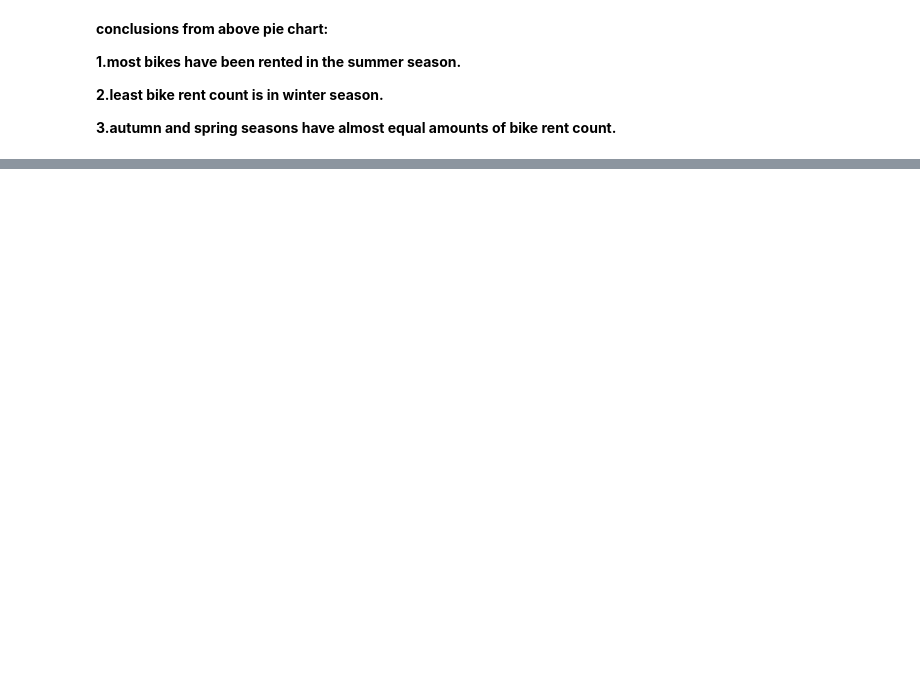
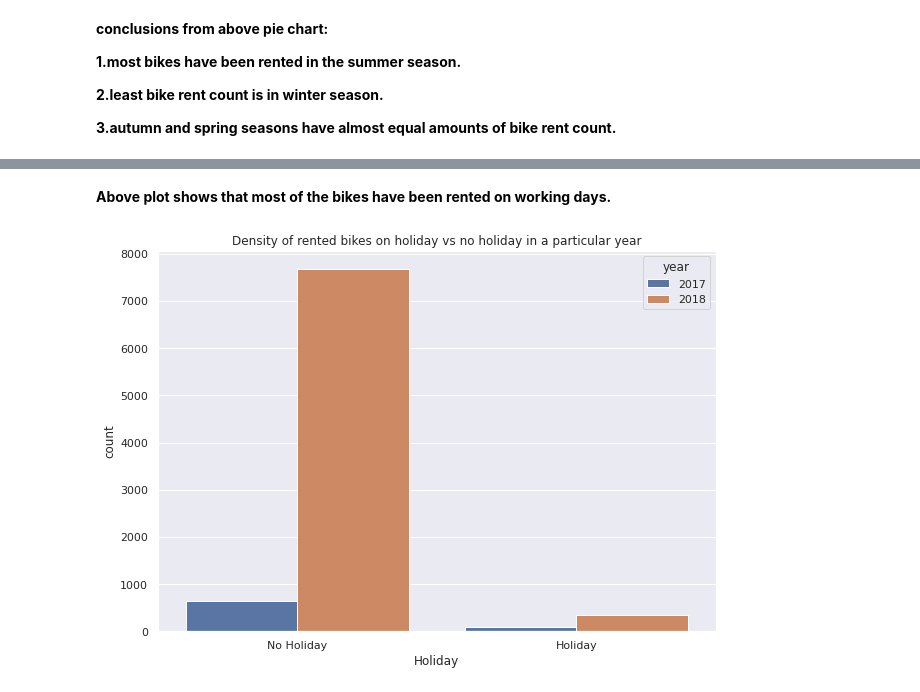
Before and after one commit to praveenbejo95/Bike-sharing-demand-prediction-ML-regression-project-, a Jupyter notebook: Bike_Sharing_Demand_Prediction(Pravin_notebook)_Capstone_Project.ipynb, the cells around one changed output, grey strips where cells are left out. Saved outputs shown, nothing was run; the diff lists cells and outputs as text; code cells hidden in the pictures; blank space fills up the shorter version.

```diff
--- a/Bike_Sharing_Demand_Prediction(Pravin_notebook)_Capstone_Project.ipynb
+++ b/Bike_Sharing_Demand_Prediction(Pravin_notebook)_Capstone_Project.ipynb
@@ -200,0 +252,11 @@ array([<matplotlib.axes._subplots.AxesSubplot object at 0x...>],
+# %% [markdown]
+**Above plot shows that most of the bikes have been rented on working days.**
+# %%
+# bikes rented on type of day in each year
+
+plt.figure(figsize=(10,7))
+sns.countplot(x='Holiday', hue = 'year', data= bike_df)
+plt.title('Density of rented bikes on holiday vs no holiday in a particular year')
+plt.show()
+# %% [output]
+[figure, added]
```
Also changed, not shown: parts of 29 cells of this notebook.
